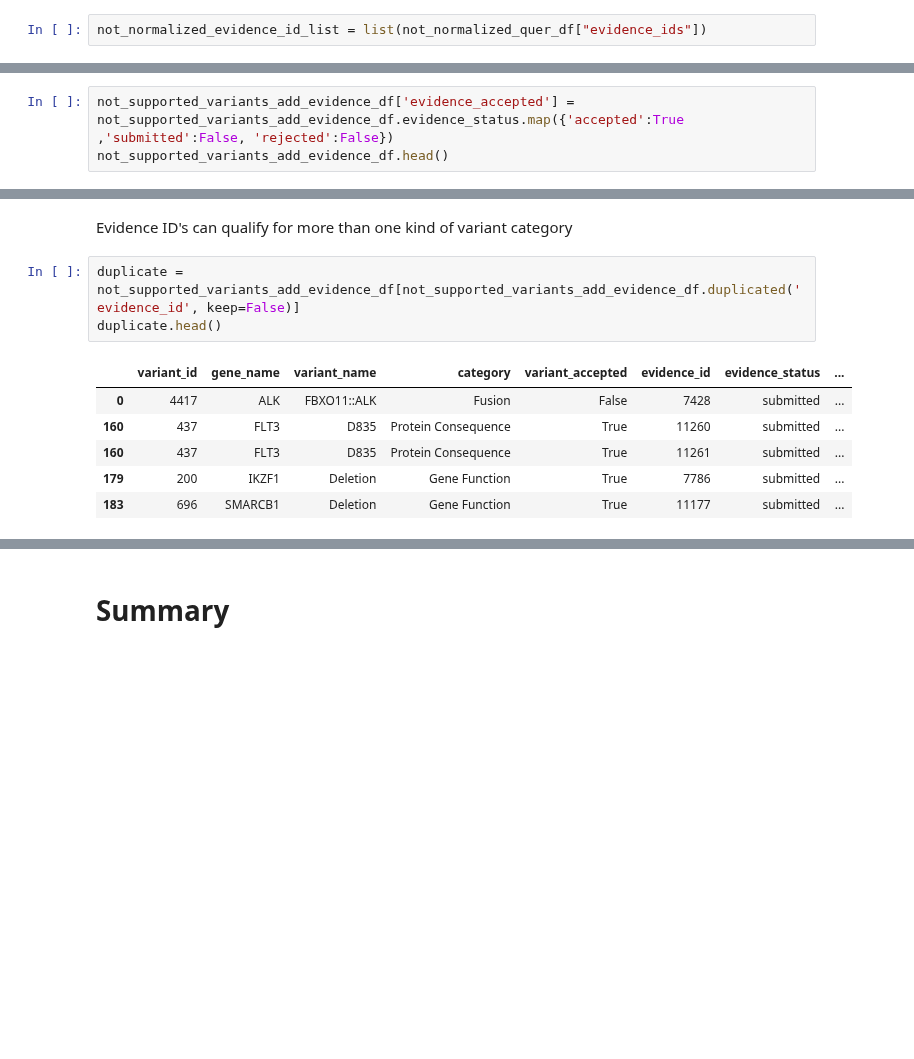
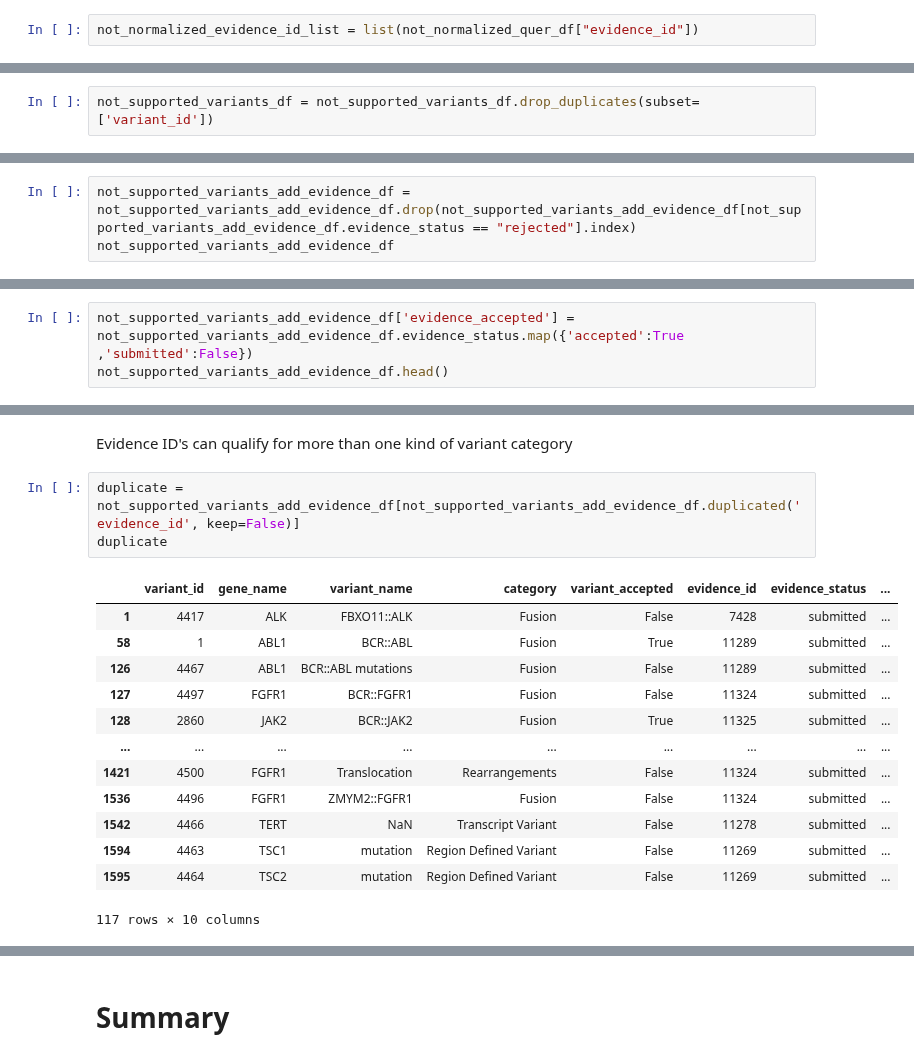
Before and after one commit to cancervariants/variation-normalization, a Jupyter notebook: notebooks/analysis/civic/civic_evidence_analysis.ipynb, the cells around one changed output, grey strips where cells are left out. Saved outputs shown, nothing was run; the diff lists cells and outputs as text; blank space fills up the shorter version.

```diff
--- a/notebooks/analysis/civic/civic_evidence_analysis.ipynb
+++ b/notebooks/analysis/civic/civic_evidence_analysis.ipynb
@@ -282,7 +381,7 @@ not_normalized_quer_df.head()
 | 3 | 248 | TERT C228T | protein | True | False | unable to normalize | ["Unable to find valid result for... | 655 |
 | 3 | 248 | TERT C228T | protein | True | False | unable to normalize | ["Unable to find valid result for... | 1646 |
 # %%
-not_normalized_evidence_id_list = list(not_normalized_quer_df["evidence_ids"])
+not_normalized_evidence_id_list = list(not_normalized_quer_df["evidence_id"])
 # %% [markdown]
 ## Import evidence status, rating, and level associated with a specific evidence ID
 # %%
@@ -381,3 +532,5 @@ not_supported_variants_df.head()
+# %%
+not_supported_variants_df = not_supported_variants_df.drop_duplicates(subset=['variant_id'])
 # %%
 not_supported_variant_id_list = list(not_supported_variants_df["variant_id"])
 # %% [markdown]
@@ -542,0 +747,3 @@ not_supported_variants_add_evidence_df.head()
+# %%
+not_supported_variants_add_evidence_df = not_supported_variants_add_evidence_df.drop(not_supported_variants_add_evidence_df[not_supported_variants_add_evidence_df.evidence_status == "rejected"].index)
+not_supported_variants_add_evidence_df
@@ -553,5 +779,5 @@ not_supported_variants_add_evidence_df['evidence_status'] = not_supported_varian
 # %%
-not_supported_variants_add_evidence_df['evidence_accepted'] = not_supported_variants_add_evidence_df.evidence_status.map({'accepted':True ,'submitted':False, 'rejected':False})
+not_supported_variants_add_evidence_df['evidence_accepted'] = not_supported_variants_add_evidence_df.evidence_status.map({'accepted':True ,'submitted':False})
 not_supported_variants_add_evidence_df.head()
 # %% [output]
 |  | variant_id | gene_name | variant_name | category | variant_accepted | evidence_id | evidence_status | ... |
@@ -595,13 +833,20 @@ array(['Fusion', 'Region Defined Variant', 'Protein Consequence', 'Other',
 Evidence ID's can qualify for more than one kind of variant category
 # %%
 duplicate = not_supported_variants_add_evidence_df[not_supported_variants_add_evidence_df.duplicated('evidence_id', keep=False)]
-duplicate.head()
+duplicate
 # %% [output]
 |  | variant_id | gene_name | variant_name | category | variant_accepted | evidence_id | evidence_status | ... |
-| 0 | 4417 | ALK | FBXO11::ALK | Fusion | False | 7428 | submitted | ... |
-| 160 | 437 | FLT3 | D835 | Protein Consequence | True | 11260 | submitted | ... |
-| 160 | 437 | FLT3 | D835 | Protein Consequence | True | 11261 | submitted | ... |
-| 179 | 200 | IKZF1 | Deletion | Gene Function | True | 7786 | submitted | ... |
-| 183 | 696 | SMARCB1 | Deletion | Gene Function | True | 11177 | submitted | ... |
+| 1 | 4417 | ALK | FBXO11::ALK | Fusion | False | 7428 | submitted | ... |
+| 58 | 1 | ABL1 | BCR::ABL | Fusion | True | 11289 | submitted | ... |
+| 126 | 4467 | ABL1 | BCR::ABL mutations | Fusion | False | 11289 | submitted | ... |
+| 127 | 4497 | FGFR1 | BCR::FGFR1 | Fusion | False | 11324 | submitted | ... |
+| 128 | 2860 | JAK2 | BCR::JAK2 | Fusion | True | 11325 | submitted | ... |
+| ... | ... | ... | ... | ... | ... | ... | ... | ... |
+| 1421 | 4500 | FGFR1 | Translocation | Rearrangements | False | 11324 | submitted | ... |
+| 1536 | 4496 | FGFR1 | ZMYM2::FGFR1 | Fusion | False | 11324 | submitted | ... |
+| 1542 | 4466 | TERT | NaN | Transcript Variant | False | 11278 | submitted | ... |
+| 1594 | 4463 | TSC1 | mutation | Region Defined Variant | False | 11269 | submitted | ... |
+| 1595 | 4464 | TSC2 | mutation | Region Defined Variant | False | 11269 | submitted | ... |
+117 rows × 10 columns
 # %%
 not_supported_variant_categories_evidence_summary_data = dict()
```
Also changed, not shown: parts of 121 cells of this notebook.
